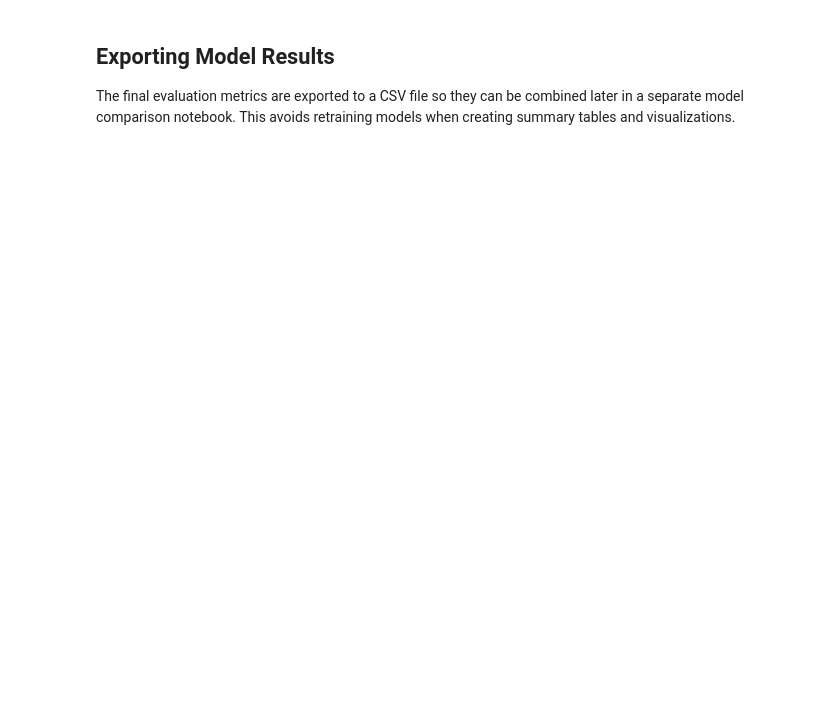
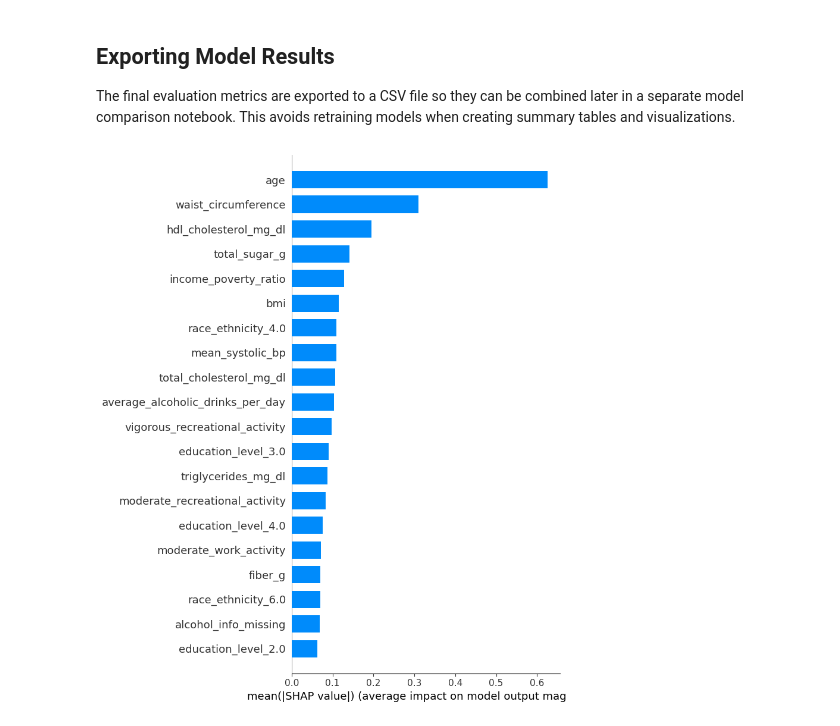
Before and after one commit to KaylanDG/Feature_Importance_DT2_Prediction, a Jupyter notebook: LogisticRegression/logistic_regression_A.ipynb, the cells around one changed output. Saved outputs shown, nothing was run; the diff lists cells and outputs as text; code cells hidden in the pictures; blank space fills up the shorter version.

Commit message:
Feature Importance

```diff
--- a/LogisticRegression/logistic_regression_A.ipynb
+++ b/LogisticRegression/logistic_regression_A.ipynb
@@ -107,3 +107,38 @@ metrics = {
 metrics_df = pd.DataFrame([metrics])
 
 metrics_df.to_csv("../RESULTS/PERFORMANCE/logistic_regression_oversampling_metrics.csv", index=False)
+# %%
+import numpy as np
+import shap
+
+lr_model = best_model.named_steps["model"]
+
+explainer = shap.LinearExplainer(
+    lr_model,
+    X_train_final,
+    feature_perturbation="interventional"
+)
+
+shap_values = explainer.shap_values(X_test_final)
+
+shap_importance = np.mean(np.abs(shap_values), axis=0)
+
+shap_results = pd.DataFrame({
+    "model": "Logistic Regression",
+    "strategy": "SMOTE",
+    "method": "SHAP",
+    "feature": X_test_final.columns,
+    "importance": shap_importance
+})
+
+shap_results = shap_results.sort_values("importance", ascending=False).reset_index(drop=True)
+shap_results["rank"] = (shap_results["importance"]
+                         .rank(method="first", ascending=False)
+                         .astype(int))
+
+shap_results = shap_results[["model", "strategy", "method", "feature", "importance", "rank"]]
+shap_results.to_csv("../RESULTS/PERFORMANCE/logistic_regression_metrics.csv", index=False)
+
+shap.summary_plot(shap_values, X_test_final, plot_type="bar")
+# %% [output]
+[figure, added]
```
Also changed, not shown: parts of 4 cells of this notebook, 3 other files.
